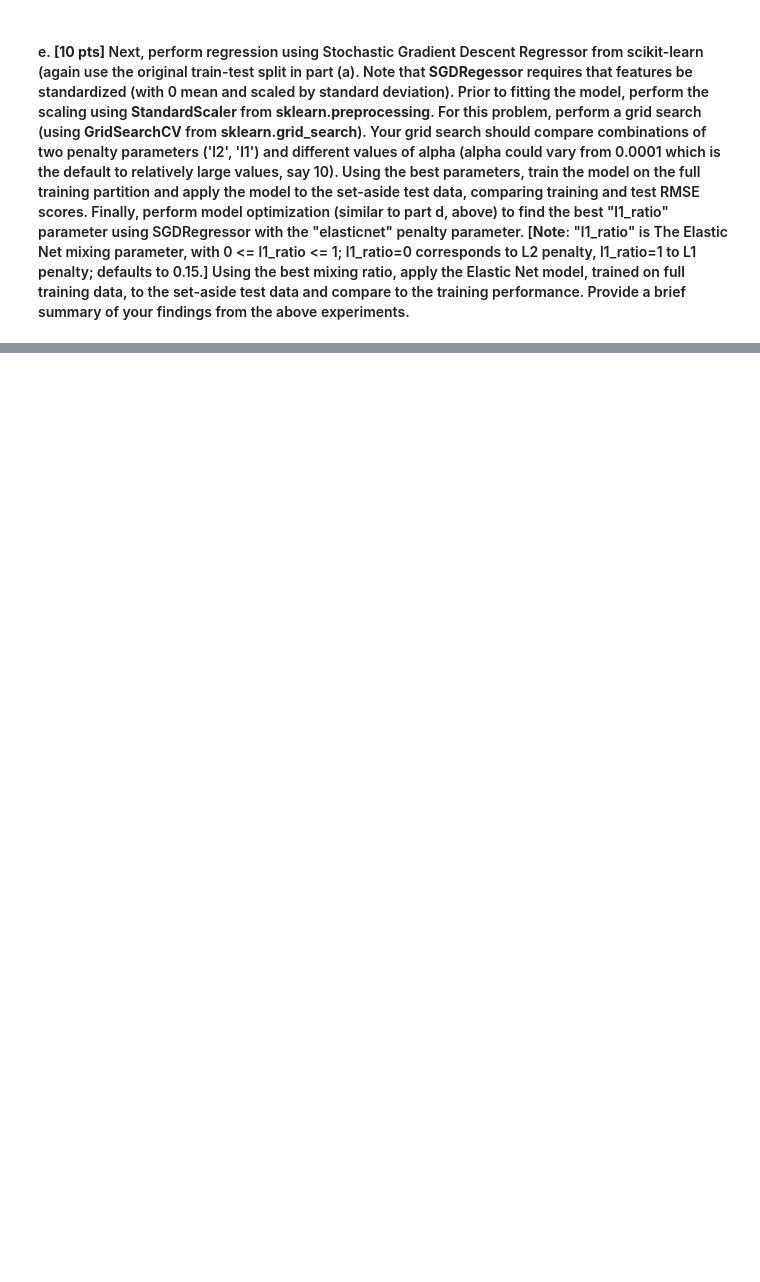
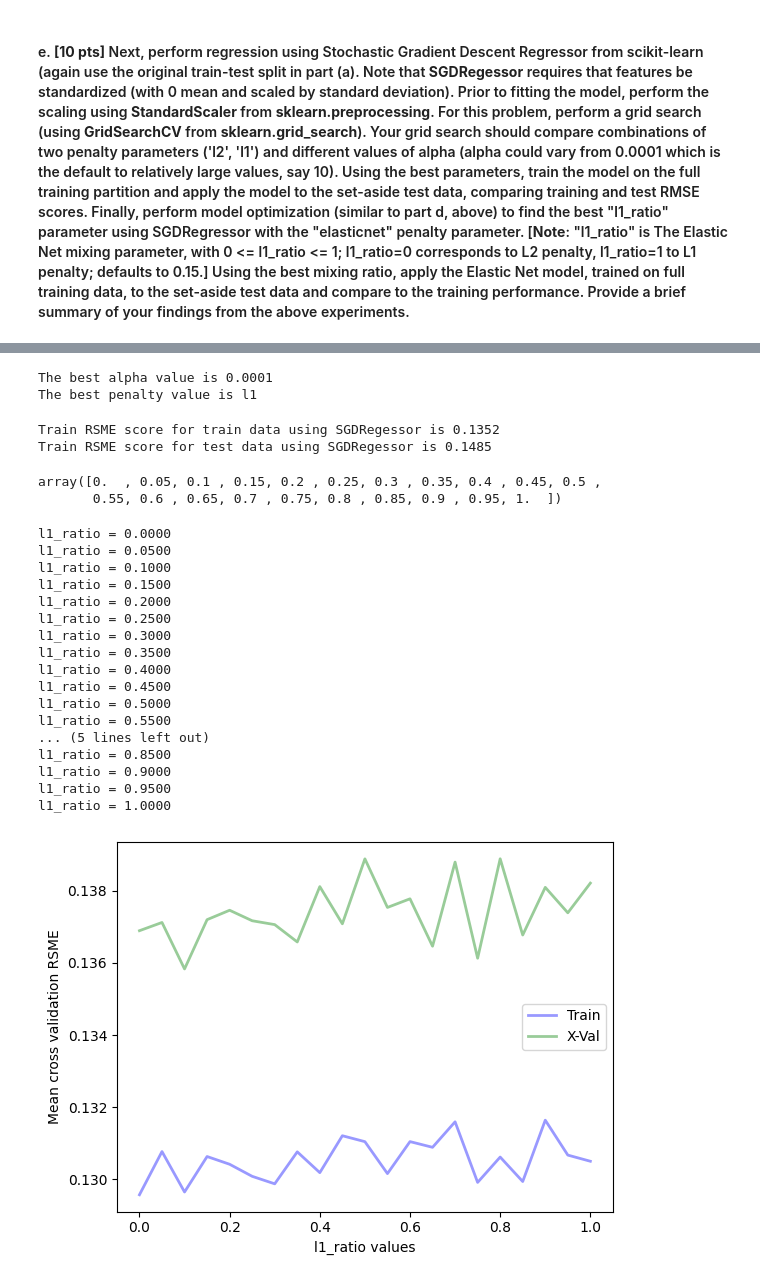
Before and after one commit to joneshshrestha/machine-learning-python, a Jupyter notebook: Regression Analysis/regression_analysis.ipynb, the cells around one changed output, grey strips where cells are left out. Saved outputs shown, nothing was run; the diff lists cells and outputs as text; code cells hidden in the pictures; blank space fills up the shorter version.

```diff
--- a/Regression Analysis/regression_analysis.ipynb
+++ b/Regression Analysis/regression_analysis.ipynb
@@ -544,0 +565,2 @@ _In the result from the graph, the training RSME increased and cross-validation
+# %%
+grid_search.fit(X_train_scaled, y_train)
@@ -544,0 +577,50 @@ _In the result from the graph, the training RSME increased and cross-validation
+# %%
+grid_search.best_params_
+gs_best_alpha = grid_search.best_params_['alpha']
+gs_best_penalty = grid_search.best_params_['penalty']
+print(f'The best alpha value is {gs_best_alpha}')
+print(f'The best penalty value is {gs_best_penalty}')
+# %% [output]
+The best alpha value is 0.0001
+The best penalty value is l1
+# %%
+best_sgd_reg = SGDRegressor(alpha=gs_best_alpha, penalty=gs_best_penalty)
+best_sgd_reg.fit(X_train_scaled, y_train)
+
+best_sgd_reg_rsme_train = measure_performance(X_train_scaled, y_train, best_sgd_reg)
+best_sgd_reg_rsme_test = measure_performance(X_test_scaled, y_test, best_sgd_reg)
+
+print(f'Train RSME score for train data using SGDRegessor is {best_sgd_reg_rsme_train:.4f}')
+print(f'Train RSME score for test data using SGDRegessor is {best_sgd_reg_rsme_test:.4f}')
+# %% [output]
+Train RSME score for train data using SGDRegessor is 0.1352
+Train RSME score for test data using SGDRegessor is 0.1485
+# %%
+l1_ratio_range = np.linspace(0, 1, 21)
+l1_ratio_range
+# %% [output]
+array([0.  , 0.05, 0.1 , 0.15, 0.2 , 0.25, 0.3 , 0.35, 0.4 , 0.45, 0.5 ,
+       0.55, 0.6 , 0.65, 0.7 , 0.75, 0.8 , 0.85, 0.9 , 0.95, 1.  ])
+# %%
+elasticnet_sgd_reg = SGDRegressor(penalty='elasticnet')
+
+sgd_reg_train_scores, sgd_reg_test_scores = calc_params(X_train_scaled, y_train, elasticnet_sgd_reg, l1_ratio_range, 'l1_ratio', 5)
+# %% [output]
+l1_ratio = 0.0000
+l1_ratio = 0.0500
+l1_ratio = 0.1000
+l1_ratio = 0.1500
+l1_ratio = 0.2000
+l1_ratio = 0.2500
+l1_ratio = 0.3000
+l1_ratio = 0.3500
+l1_ratio = 0.4000
+l1_ratio = 0.4500
+l1_ratio = 0.5000
+l1_ratio = 0.5500
+... (5 lines left out)
+l1_ratio = 0.8500
+l1_ratio = 0.9000
+l1_ratio = 0.9500
+l1_ratio = 1.0000
+[figure, added]
```
Also changed, not shown: parts of 40 cells of this notebook, 6 other files.
